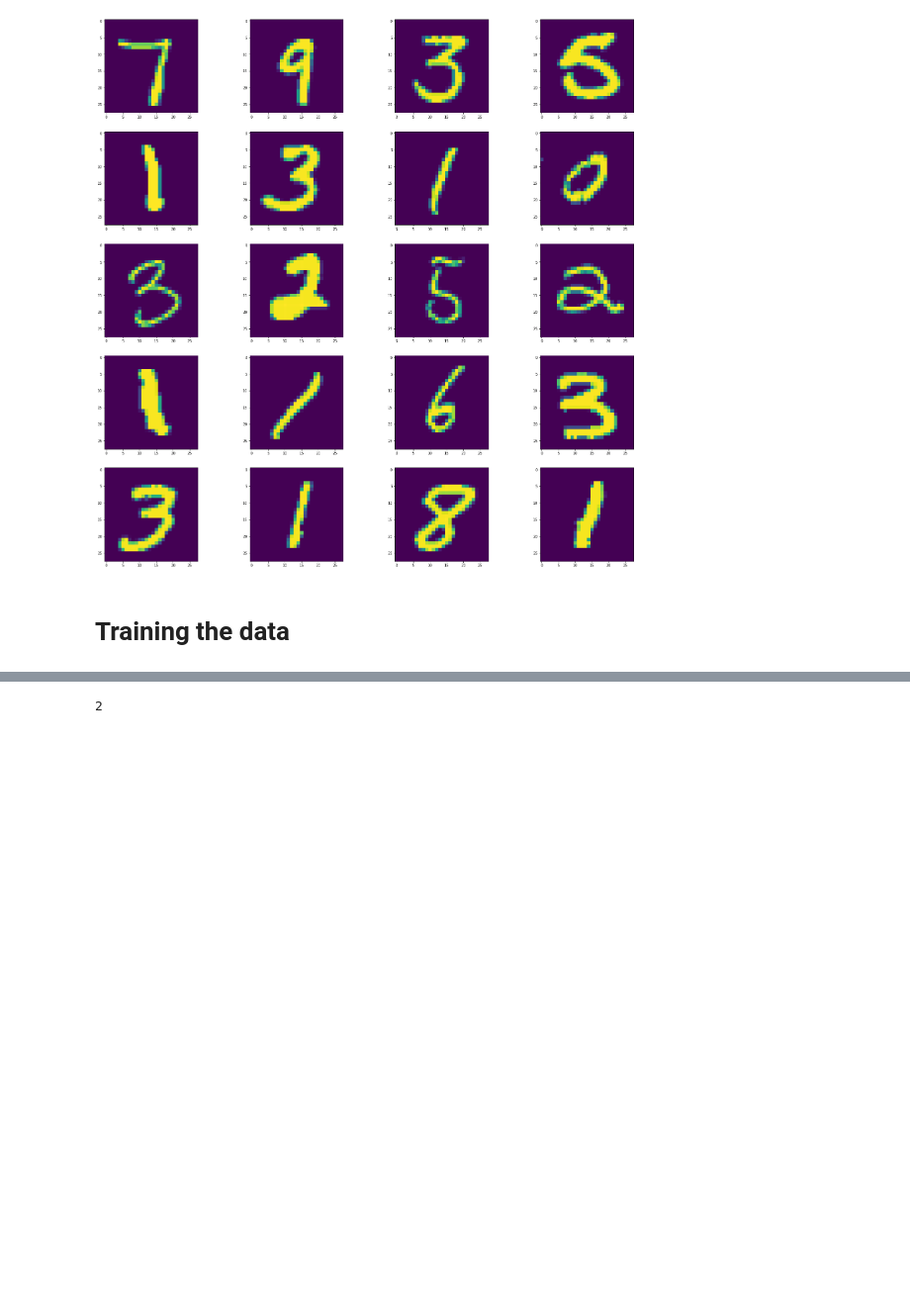
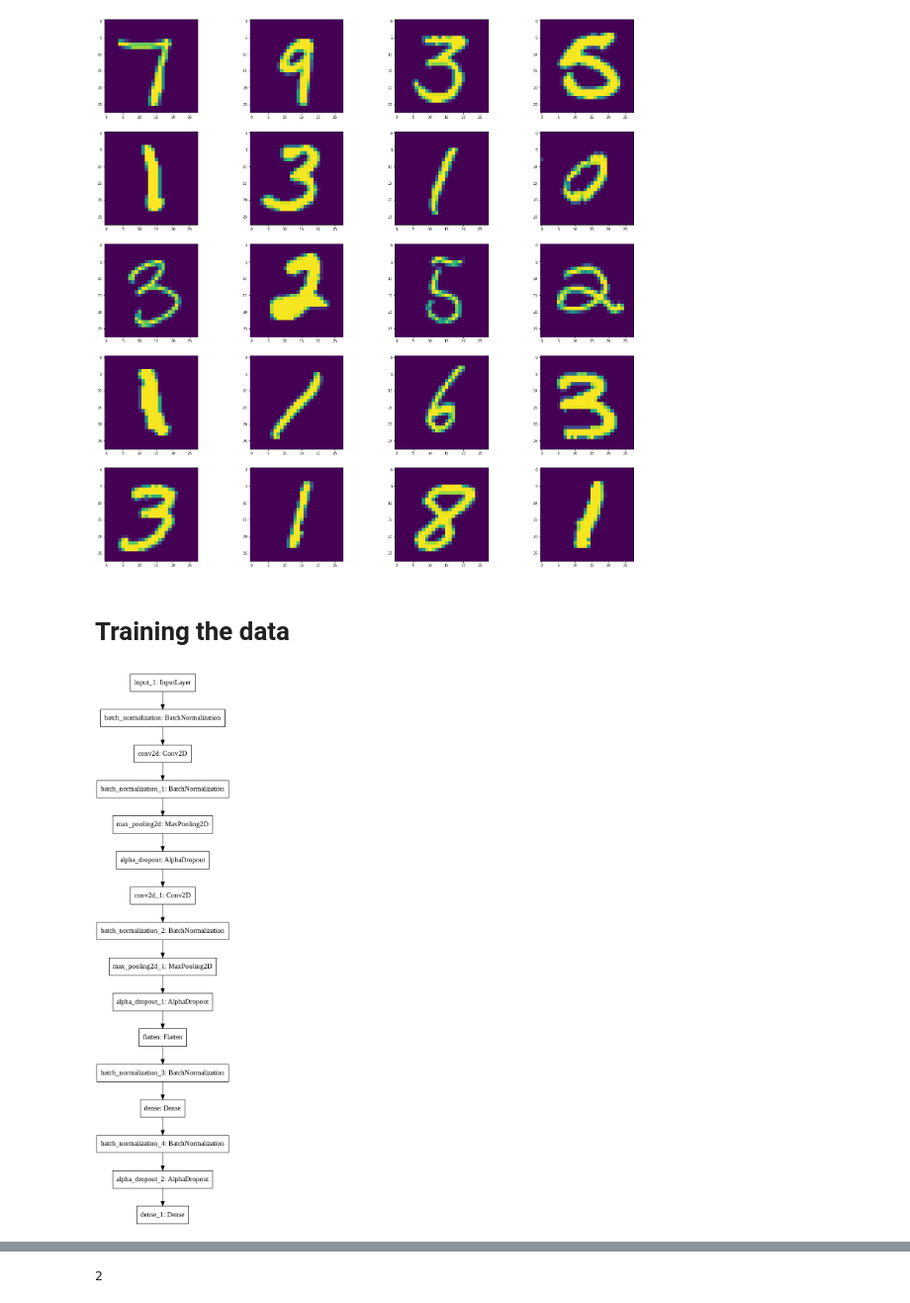
Before and after one commit to MichSteczko/Kaggle_competitions-, a Jupyter notebook: Mnist.ipynb, the cells around one changed output, grey strips where cells are left out. Shown at 99% size. Drawn from its saved outputs; the diff is of its cells as text; code cells hidden in the pictures; blank space fills up the shorter version.

```diff
--- a/Mnist.ipynb
+++ b/Mnist.ipynb
@@ -67,6 +69,11 @@ cnn.add(tf.keras.layers.Dense(units=200, activation='selu', kernel_initializer='
 cnn.add(tf.keras.layers.BatchNormalization())
 cnn.add(tf.keras.layers.AlphaDropout(0.1))
 cnn.add(keras.layers.Dense(10, activation="softmax"))
+# %%
+from tensorflow.keras.utils import plot_model
+plot_model(cnn)
+# %% [output]
+[figure, added]
 # %%
 optimizer = keras.optimizers.Nadam()
 cnn.compile(loss="sparse_categorical_crossentropy",
```
Also changed, not shown: parts of 4 cells of this notebook.
